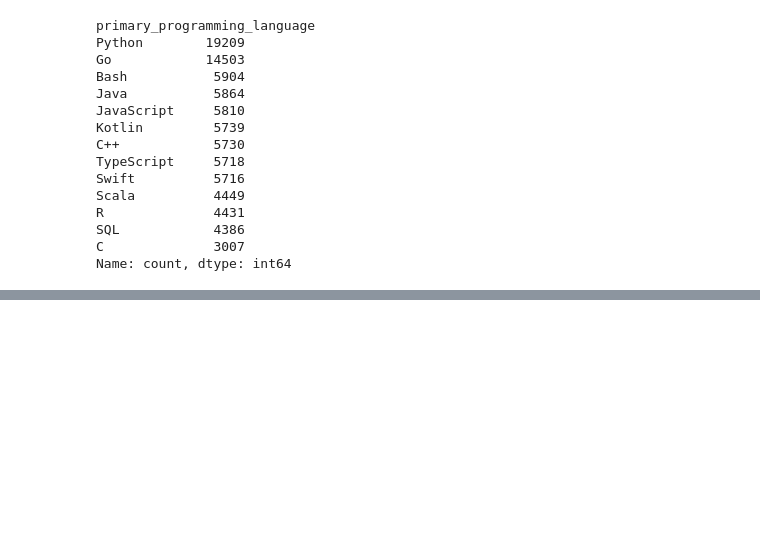
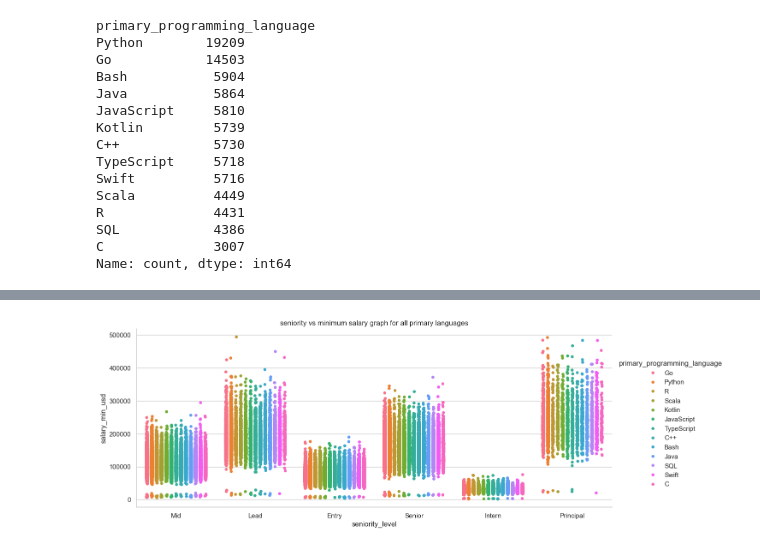
Before and after one commit to noobcoder909/task_2, a Jupyter notebook: pandas_and_seaborn.ipynb, the cells around one changed output, grey strips where cells are left out. Cells and saved outputs as stored; diff of their text form; code cells hidden in the pictures; blank space fills up the shorter version.

```diff
--- a/pandas_and_seaborn.ipynb
+++ b/pandas_and_seaborn.ipynb
@@ -622,0 +632,9 @@ plt.show()
+# %%
+
+sns.catplot(data=df, x='seniority_level', y='salary_min_usd',hue="primary_programming_language",kind='strip',jitter=True,dodge=True,aspect=2.5)
+
+plt.title("seniority vs minimum salary graph for all primary languages")
+
+plt.show()
+# %% [output]
+[figure, added]
```
Also changed, not shown: parts of 27 cells of this notebook.
